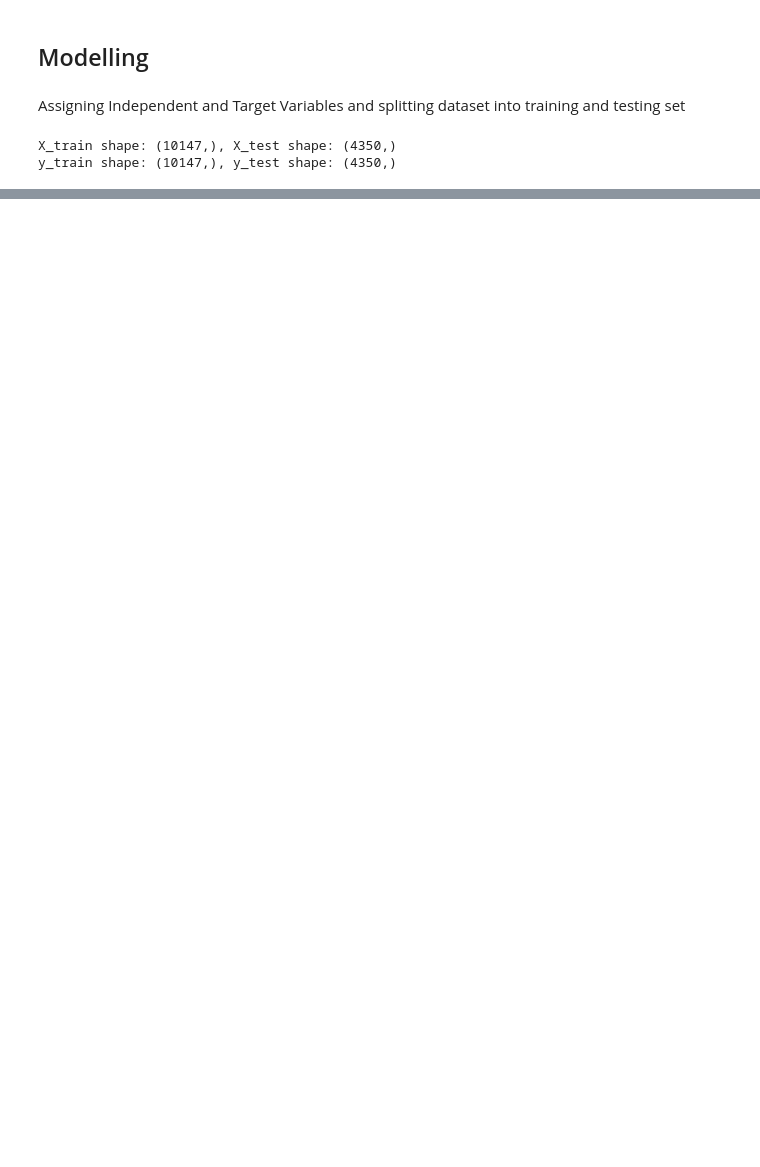
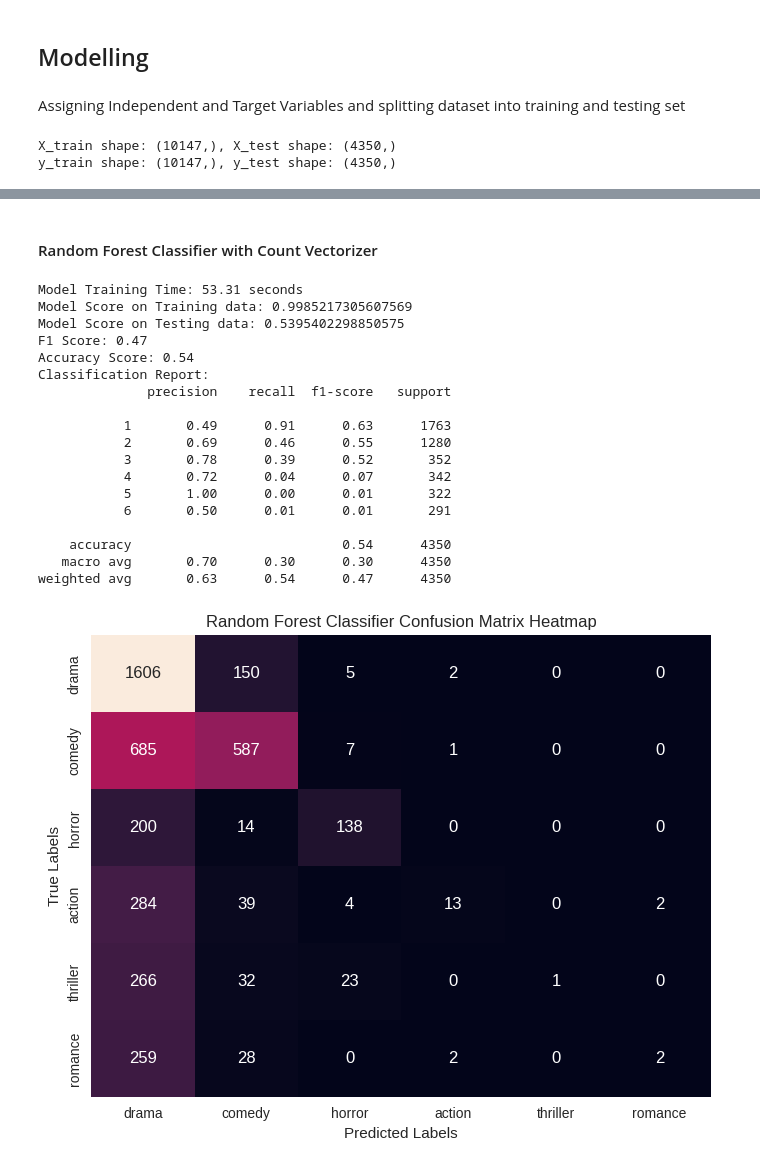
Before and after one commit to naamalia23/movie-genre-classification, a Jupyter notebook: main-CountVectorizer.ipynb, the cells around one changed output, grey strips where cells are left out. Cells and saved outputs as stored; diff of their text form; code cells hidden in the pictures; blank space fills up the shorter version.

```diff
--- a/main-CountVectorizer.ipynb
+++ b/main-CountVectorizer.ipynb
@@ -677,0 +898,67 @@ NameError: ignored
+# %% [markdown]
+#### Random Forest Classifier with Count Vectorizer
+# %%
+# Random Forest Model
+rf_model = RandomForestClassifier(random_state=42)
+
+# Training the model
+start_time_rf = time.time()
+rf_model.fit(X_train_cv, y_train)
+end_time_rf = time.time()
+
+# Calculate the running time
+running_time_rf = end_time_rf - start_time_rf
+print(f"Model Training Time: {running_time_rf:.2f} seconds")
+
+# Model evaluation
+print("Model Score on Training data:", rf_model.score(X_train_cv, y_train))
+print("Model Score on Testing data:", rf_model.score(X_test_cv, y_test))
+
+# Predictions
+y_pred_rf = rf_model.predict(X_test_cv)
+
+# F1 Score
+f1_rf = f1_score(y_test, y_pred_rf, average='weighted')
+print(f"F1 Score: {f1_rf:.2f}")
+
+# Accuracy Score
+accuracy_rf = accuracy_score(y_test, y_pred_rf)
+print(f"Accuracy Score: {accuracy_rf:.2f}")
+
+# Classification Report
+print("Classification Report:")
+print(classification_report(y_test, y_pred_rf))
+
+# Confusion Matrix
+cm_rf = confusion_matrix(y_test, y_pred_rf)
+
+# Defining 'class_names' as class labels
+class_names = ['drama', 'comedy', 'horror', 'action', 'thriller', 'romance']
+
+plt.figure(figsize=(8, 6))
+sns.heatmap(cm_rf, annot=True, fmt='d', cbar=False,
+            xticklabels=class_names, yticklabels=class_names)
+plt.xlabel('Predicted Labels')
+plt.ylabel('True Labels')
+plt.title('Random Forest Classifier Confusion Matrix Heatmap')
+plt.show()
+# %% [output]
+Model Training Time: 53.31 seconds
+Model Score on Training data: 0.9985217305607569
+Model Score on Testing data: 0.5395402298850575
+F1 Score: 0.47
+Accuracy Score: 0.54
+Classification Report:
+              precision    recall  f1-score   support
+
+           1       0.49      0.91      0.63      1763
+           2       0.69      0.46      0.55      1280
+           3       0.78      0.39      0.52       352
+           4       0.72      0.04      0.07       342
+           5       1.00      0.00      0.01       322
+           6       0.50      0.01      0.01       291
+
+    accuracy                           0.54      4350
+   macro avg       0.70      0.30      0.30      4350
+weighted avg       0.63      0.54      0.47      4350
+[figure, added]
```
Also changed, not shown: parts of 38 cells of this notebook, 1 other file.
